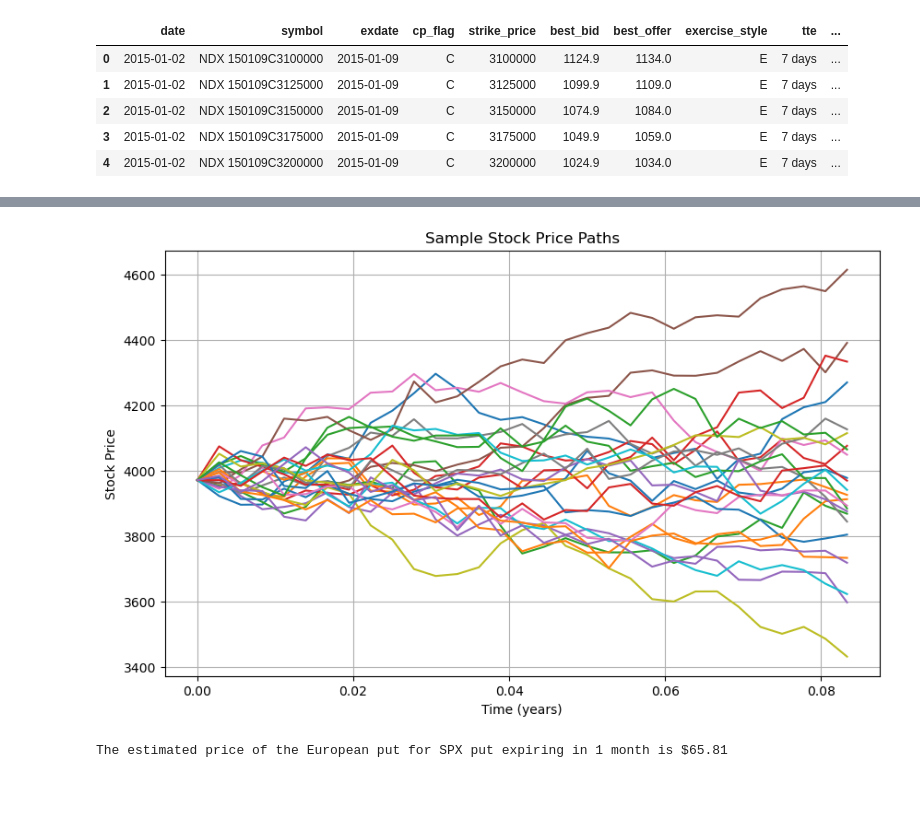
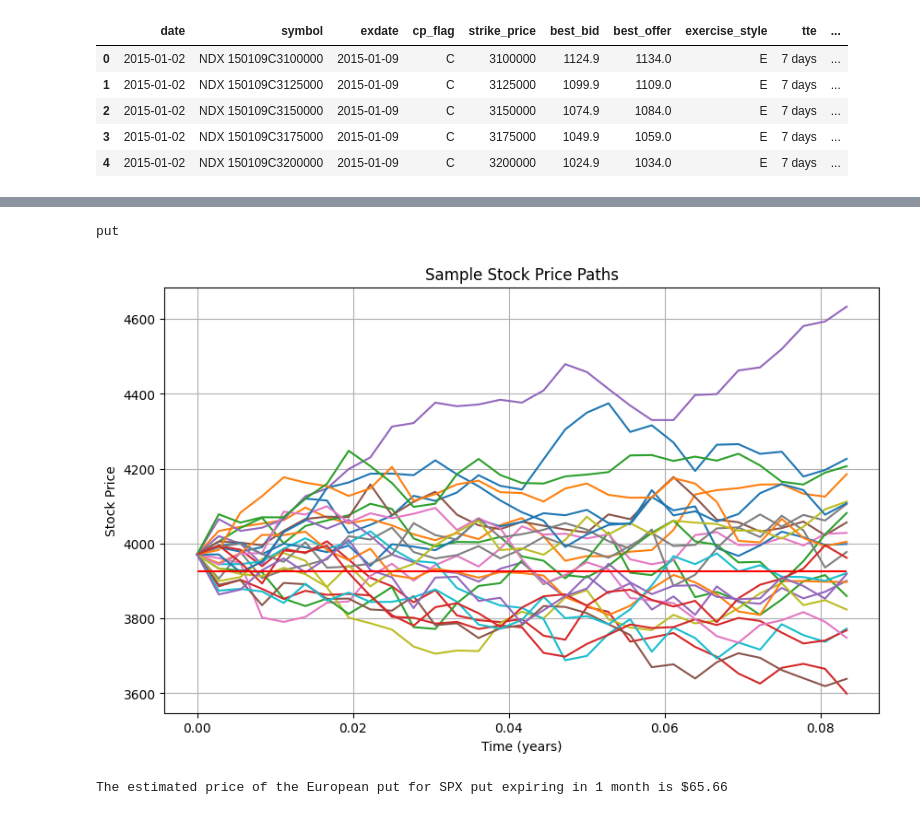
Before and after one commit to ili23/CDS-QF-Options-Pricing-Model, a Jupyter notebook: monte-carlo_model.ipynb, the cells around one changed output, grey strips where cells are left out. Saved outputs shown, nothing was run; the diff lists cells and outputs as text; code cells hidden in the pictures; blank space fills up the shorter version.

```diff
--- a/monte-carlo_model.ipynb
+++ b/monte-carlo_model.ipynb
@@ -102,7 +99,7 @@ display(eu_df)
 # European Options Pricing Monte Carlo Simulation assuming log-normal distribution of stock, e.g. SPX.
 # Larger the num_simulations, the more accurate the model becomes, at square root scale
 # Default number is 1,000,000 simulations
-def monte_carlo_european_option_pricing(init_price, strike, ttm, int_rate, volatility, type_of_option='call', num_simulations=1000000, num_paths_to_plot=25):
+def monte_carlo_european_option_pricing(init_price, strike, ttm, int_rate, volatility, type_of_option='call', num_simulations=1000000, plot=False, num_paths_to_plot=25):
     """
     Monte Carlo pricing model for European options with sample paths plotting.
 
@@ -125,19 +122,21 @@ def monte_carlo_european_option_pricing(init_price, strike, ttm, int_rate, volat
     dt = ttm / rand_nums.shape[1]
     price_at_maturity = init_price * np.exp(np.cumsum((int_rate - 0.5 * volatility ** 2) * dt + volatility * math.sqrt(dt) * rand_nums, axis=1))
 
-    # Plot sample stock price paths using matplotlib
-    plt.figure(figsize=(10, 6))
-    #Get time_step interval in even spacing for matplotlib
-    time_steps = np.linspace(0, ttm, rand_nums.shape[1] + 1)
-    #Select a random sample of our 2D generated GBM plots to plot
-    selected_paths = np.random.choice(num_simulations, num_paths_to_plot, replace=False)
-    for i in selected_paths:
-        plt.plot(time_steps, np.concatenate(([init_price], price_at_maturity[i, :])))
-    plt.xlabel('Time (years)')
-    plt.ylabel('Stock Price')
-    plt.title('Sample Stock Price Paths')
-    plt.grid(True)
-    plt.show()
+    if plot:
+        # Plot sample stock price paths using matplotlib
+        plt.figure(figsize=(10, 6))
+        #Get time_step interval in even spacing for matplotlib
+        time_steps = np.linspace(0, ttm, rand_nums.shape[1] + 1)
+        #Select a random sample of our 2D generated GBM plots to plot
+        selected_paths = np.random.choice(num_simulations, num_paths_to_plot, replace=False)
+        for i in selected_paths:
+            plt.plot(time_steps, np.concatenate(([init_price], price_at_maturity[i, :])))
+        plt.hlines(strike, xmin=0, xmax=time_steps[-1], colors="red")
+        plt.xlabel('Time (years)')
+        plt.ylabel('Stock Price')
+        plt.title('Sample Stock Price Paths')
+        plt.grid(True)
+        plt.show()
 
     # Determine the payoff for each simulation type (call or put), just a basic formula
     if type_of_option.lower() == 'call':
@@ -158,17 +157,18 @@ def monte_carlo_european_option_pricing(init_price, strike, ttm, int_rate, volat
 # %%
 # Example usage with a random SPX options contract currently
 S0 = 3970.99          # Initial stock price
 K = 3925.00           # Strike price
 T = (1/12)            # Time to maturity (in years)
 r = 0.0338            # Risk-free interest rate
 sigma = 0.2012        # Volatility of the underlying asset
 option_type = 'put'
 
-option_price = monte_carlo_european_option_pricing(S0, K, T, r, sigma, option_type)
+option_price = monte_carlo_european_option_pricing(S0, K, T, r, sigma, option_type, plot=True)
 print(f"The estimated price of the European {option_type} for SPX put expiring in 1 month is ${option_price:.2f}")
 # %% [output]
+put
-[figure, old version]
+[figure, new version]
-The estimated price of the European put for SPX put expiring in 1 month is $65.81
+The estimated price of the European put for SPX put expiring in 1 month is $65.66
 # %%
 # Least Squares Monte Carlo Algorithm For Pricing American Options, e.g. SPY/AAPL
 
```
Also changed, not shown: parts of 10 cells of this notebook.
